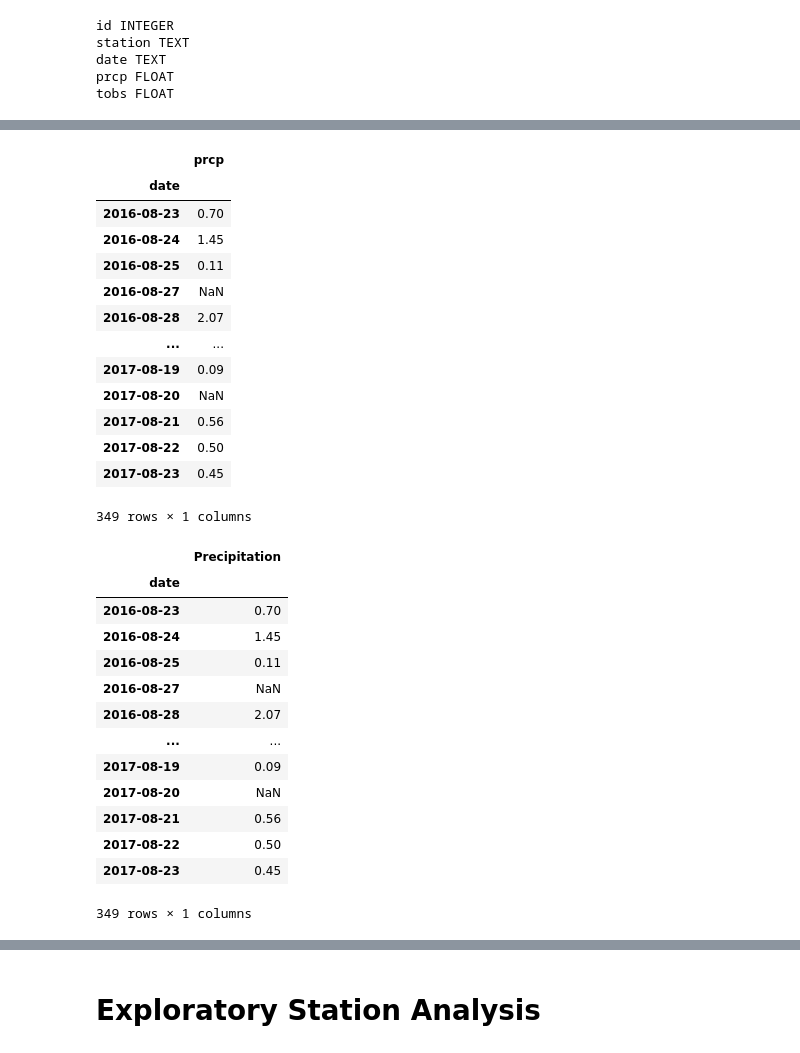
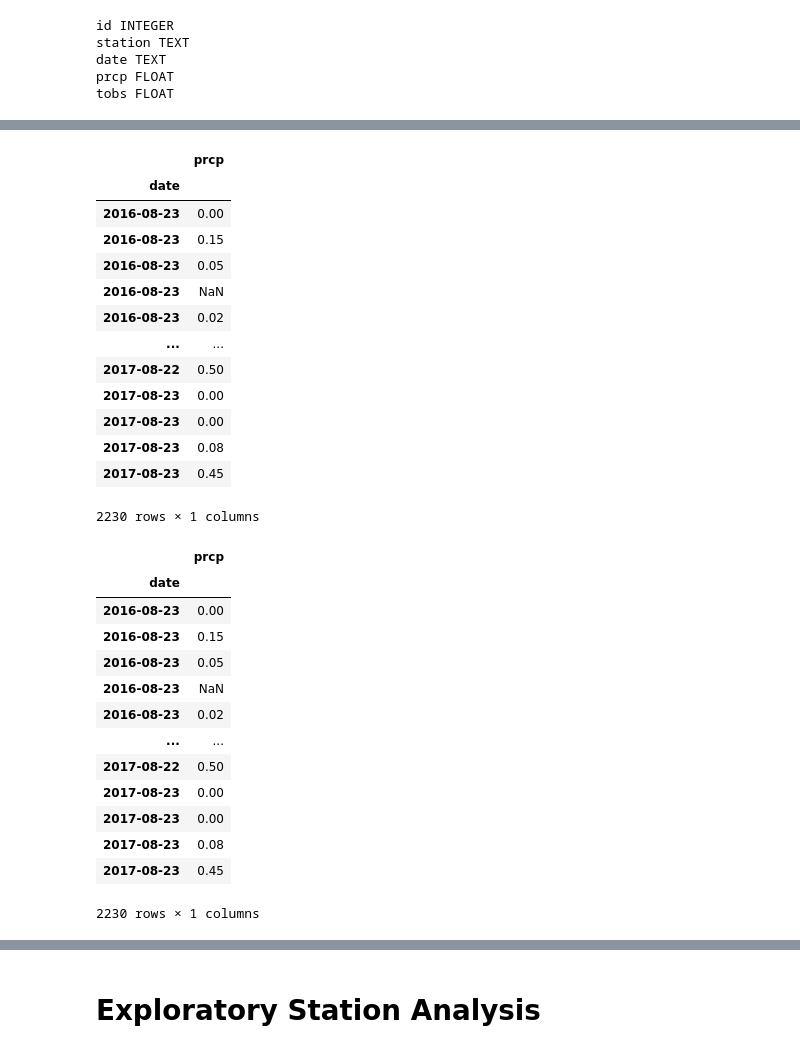
Before and after one commit to cmbutler83/sqlalchemy-challenge, a Jupyter notebook: Instructions/climate_starter.ipynb, the cells around one changed output, grey strips where cells are left out. Drawn from its saved outputs; the diff is of its cells as text; code cells hidden in the pictures.

```diff
--- a/Instructions/climate_starter.ipynb
+++ b/Instructions/climate_starter.ipynb
@@ -108,15 +127,12 @@ session.query(Measurement.date).filter(Measurement.id ==(19550)).order_by(Measur
 # %%
 # Design a query to retrieve the last 12 months of precipitation data and plot the results.
-#session.query(Measurement.date).filter(Measurement.date > '2016-08-23').order_by(Measurement.date).all()
 
 
-#q.filter(or_(Table.value.between(100, 230)
+# Calculate the date one year from the last date in data set.
 
-# Calculate the date one year from the last date in data set.
-session.query(Measurement.date).filter(Measurement.id >= (19202)).order_by(Measurement.date).first()
 
 # Perform a query to retrieve the data and precipitation scores
-year_data = session.query(Measurement.date, Measurement.prcp).order_by(Measurement.date).filter(Measurement.id >= (19202)).all()
+year_data = session.query(Measurement.date, Measurement.prcp).order_by(Measurement.date).filter(Measurement.date >= '2016-08-23').all()
 year_data
 # Save the query results as a Pandas DataFrame and set the index to the date column
 year_df = pd.DataFrame(year_data)
@@ -124,69 +140,47 @@ year_df.set_index('date',inplace=True)
 
 year_df.sort_index
 year_df
-
-
-# Sort the dataframe by date
-#DataFrameName.set_index(“column_name_to_setas_Index”,inplace=True/False)
-
-
-
-
-
-#grouped_dates = year_df.groupby("date")
-
-#grouped_df = grouped_dates.sum()
-
-
-#grouped_df = grouped_df.loc[(grouped_df('id') > 2016-8-23) & (grouped_df('date') <= 2017-8-23)]
-#grouped_df
 # %% [output]
 |  | prcp |
 | date |  |
-| 2016-08-23 | 0.70 |
-| 2016-08-24 | 1.45 |
-| 2016-08-25 | 0.11 |
-| 2016-08-27 | NaN |
-| 2016-08-28 | 2.07 |
+| 2016-08-23 | 0.00 |
+| 2016-08-23 | 0.15 |
+| 2016-08-23 | 0.05 |
+| 2016-08-23 | NaN |
+| 2016-08-23 | 0.02 |
 | ... | ... |
-| 2017-08-19 | 0.09 |
-| 2017-08-20 | NaN |
-| 2017-08-21 | 0.56 |
 | 2017-08-22 | 0.50 |
+| 2017-08-23 | 0.00 |
+| 2017-08-23 | 0.00 |
+| 2017-08-23 | 0.08 |
 | 2017-08-23 | 0.45 |
-349 rows × 1 columns
+2230 rows × 1 columns
 # %%
 # Perform a query to retrieve the data and precipitation scores
-year_data2 = session.query(Measurement.date, Measurement.prcp).filter(Measurement.id >= (19202)).order_by(Measurement.date).all()
+year_data2 = session.query(Measurement.date, Measurement.prcp).filter(Measurement.date >= '2016-08-23').order_by(Measurement.date).all()
 year_data2
 # Save the query results as a Pandas DataFrame and set the index to the date column
 year_df2 = pd.DataFrame(year_data2)
 year_df2.set_index('date',inplace=True)
 
 year_df2.sort_index
 year_df2
 
 
 # Sort the dataframe by date
-
-grouped_dates = year_df2.groupby(['date'])
-
-year_df = grouped_dates.mean()
-year_df = year_df.rename(columns={"prcp":"Precipitation"})
-year_df
 # %% [output]
-|  | Precipitation |
+|  | prcp |
 | date |  |
-| 2016-08-23 | 0.70 |
-| 2016-08-24 | 1.45 |
-| 2016-08-25 | 0.11 |
-| 2016-08-27 | NaN |
-| 2016-08-28 | 2.07 |
+| 2016-08-23 | 0.00 |
+| 2016-08-23 | 0.15 |
+| 2016-08-23 | 0.05 |
+| 2016-08-23 | NaN |
+| 2016-08-23 | 0.02 |
 | ... | ... |
-| 2017-08-19 | 0.09 |
-| 2017-08-20 | NaN |
-| 2017-08-21 | 0.56 |
 | 2017-08-22 | 0.50 |
+| 2017-08-23 | 0.00 |
+| 2017-08-23 | 0.00 |
+| 2017-08-23 | 0.08 |
 | 2017-08-23 | 0.45 |
-349 rows × 1 columns
+2230 rows × 1 columns
 # %%
```
Also changed, not shown: parts of 15 cells of this notebook.
